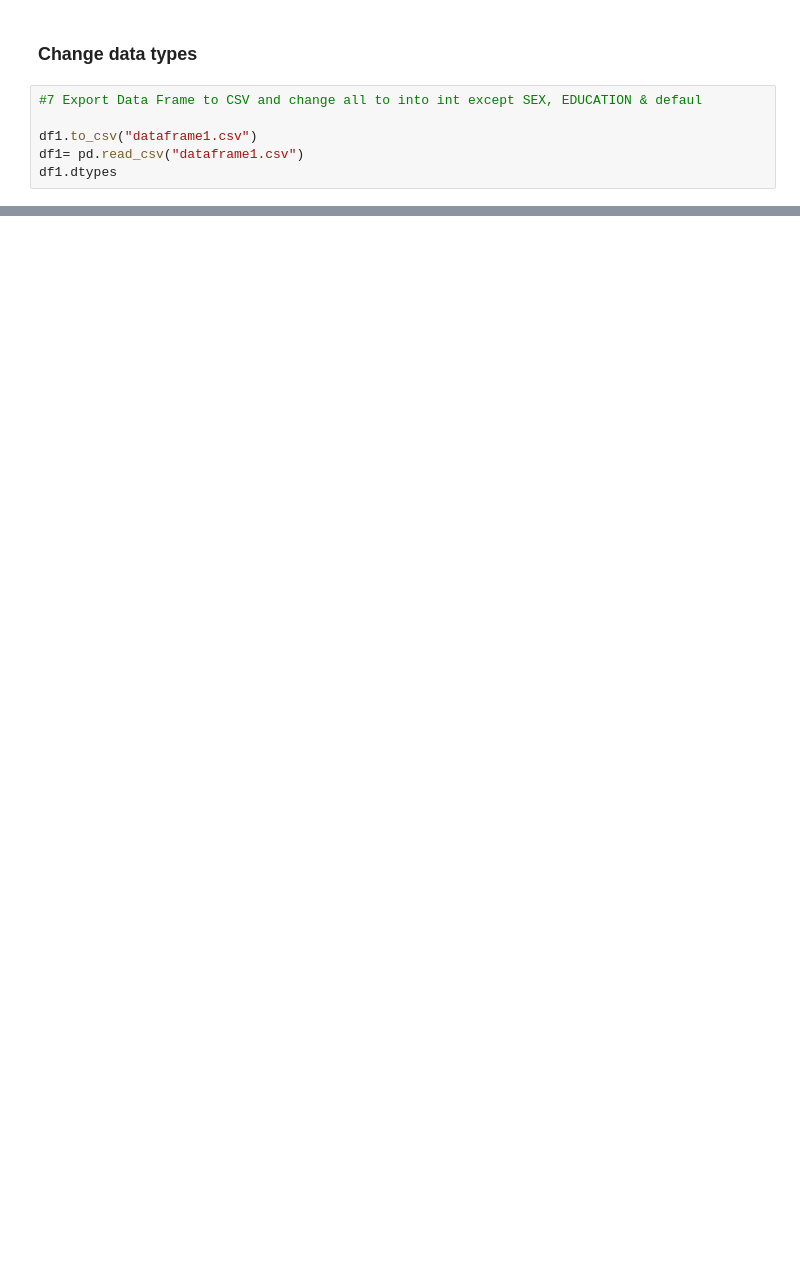
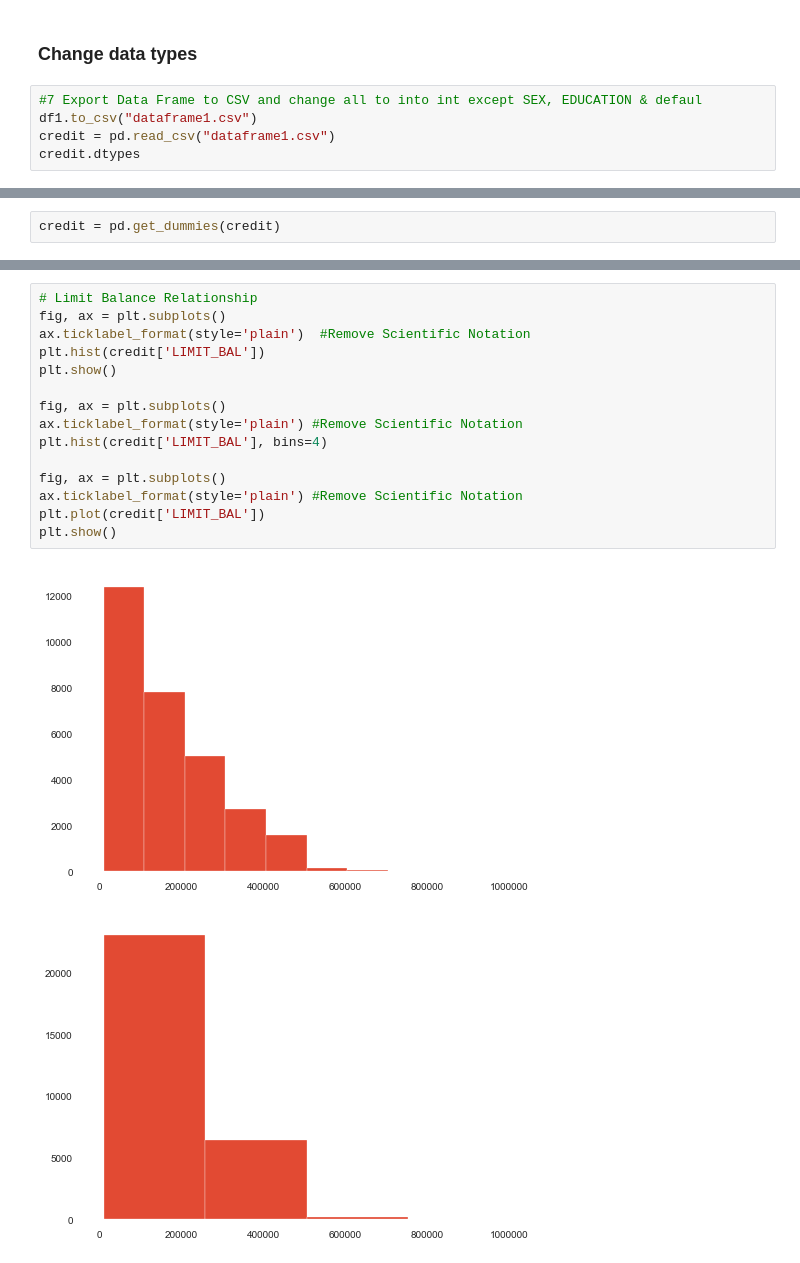
Before and after one commit to MichaelBauler/Credit-One-Regression, a Jupyter notebook: Credit One Regression .ipynb, the cells around one changed output, grey strips where cells are left out. Saved outputs shown, nothing was run; the diff lists cells and outputs as text; blank space fills up the shorter version.

```diff
--- a/Credit One Regression .ipynb
+++ b/Credit One Regression .ipynb
@@ -248,8 +178,7 @@ df1.rename(columns={'defaultpaymentnextmonth':'default'}, inplace=True)
 ### Change data types
 # %%
 #7 Export Data Frame to CSV and change all to into int except SEX, EDUCATION & defaul
-
 df1.to_csv("dataframe1.csv")
-df1= pd.read_csv("dataframe1.csv")
-df1.dtypes
+credit = pd.read_csv("dataframe1.csv")
+credit.dtypes
 # %% [output]
@@ -275,0 +209,2 @@ dtype: object
+# %%
+credit = pd.get_dummies(credit)
@@ -275,0 +236,18 @@ dtype: object
+# %%
+# Limit Balance Relationship
+fig, ax = plt.subplots()
+ax.ticklabel_format(style='plain')  #Remove Scientific Notation
+plt.hist(credit['LIMIT_BAL'])
+plt.show()
+
+fig, ax = plt.subplots()
+ax.ticklabel_format(style='plain') #Remove Scientific Notation
+plt.hist(credit['LIMIT_BAL'], bins=4)
+
+fig, ax = plt.subplots()
+ax.ticklabel_format(style='plain') #Remove Scientific Notation
+plt.plot(credit['LIMIT_BAL'])
+plt.show()
+# %% [output]
+[figure, added]
+[figure, added]
```
Also changed, not shown: parts of 41 cells of this notebook.
